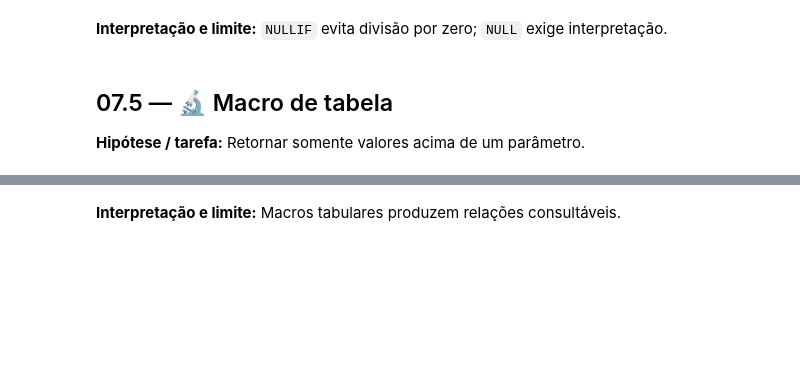
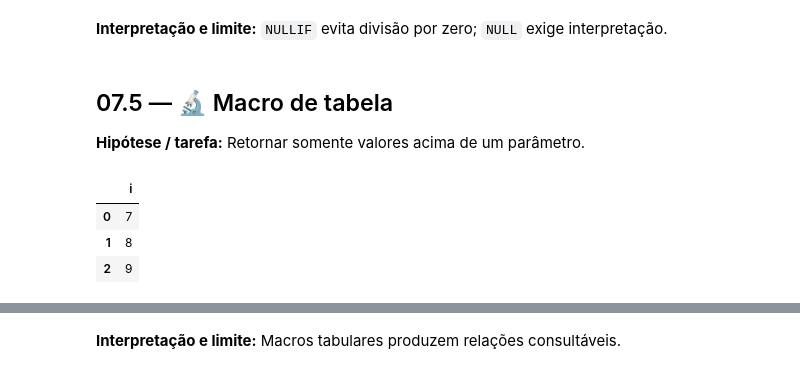
Before and after one commit to aestevaomoraes/duckdb-masterclass, a Jupyter notebook: 07_Metaprogramacao_em_SQL_Macros_e_Table_UDFs.ipynb, the cells around one changed output, grey strips where cells are left out. Saved outputs shown, nothing was run; the diff lists cells and outputs as text; code cells hidden in the pictures; blank space fills up the shorter version.

```diff
--- a/07_Metaprogramacao_em_SQL_Macros_e_Table_UDFs.ipynb
+++ b/07_Metaprogramacao_em_SQL_Macros_e_Table_UDFs.ipynb
@@ -54,7 +187,25 @@ assert res.loc[0,'sem_base'] is None or str(res.loc[0,'sem_base']) in ('<NA>','n
 
 **Hipótese / tarefa:** Retornar somente valores acima de um parâmetro.
 # %%
-con.execute('CREATE MACRO numeros_acima(limite) AS TABLE SELECT i FROM range(10) t(i) WHERE i > limite')
-res=con.execute('SELECT * FROM numeros_acima(6) ORDER BY i').df()
+# Macro de tabela: encapsula uma consulta parametrizada que retorna um conjunto de linhas.
+# Diferente de uma macro escalar, que devolve um único valor, esta pode ser usada no FROM.
+con.execute("""
+    CREATE OR REPLACE MACRO numeros_acima(limite) AS TABLE
+     SELECT i
+     FROM range(10) AS t(i)
+     WHERE i > limite;
+""")
+
+# A macro é chamada como uma tabela. O ORDER BY fica na consulta externa,
+# porque uma macro não garante ordem de saída por conta própria.
+res = con.execute('SELECT * FROM numeros_acima(6) ORDER BY i').df()
+
 display(res)
-assert res['i'].tolist()==[7,8,9]
+
+# range(10) gera 0 a 9; com limite 6, o filtro i > 6 mantém 7, 8 e 9.
+assert res['i'].tolist() == [7, 8, 9]
+# %% [output]
+|  | i |
+| 0 | 7 |
+| 1 | 8 |
+| 2 | 9 |
```
Also changed, not shown: parts of 14 cells of this notebook.
